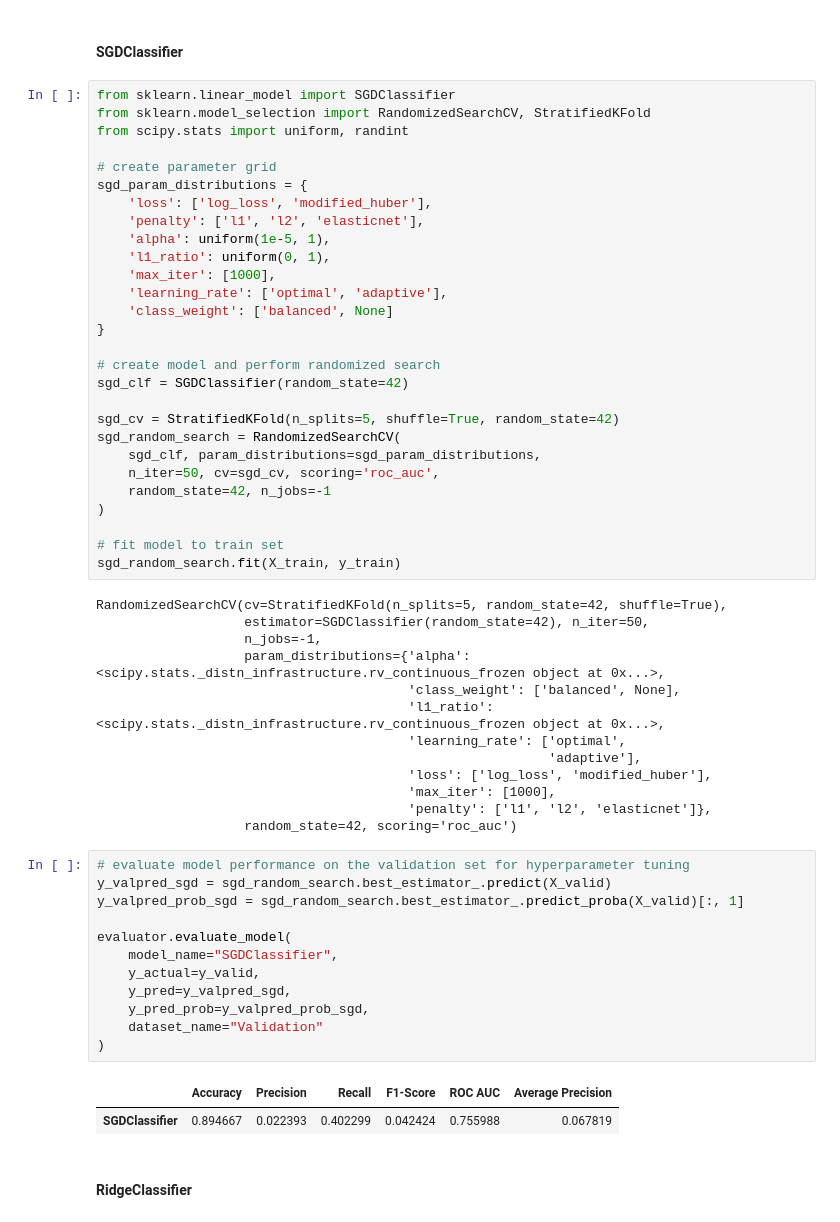
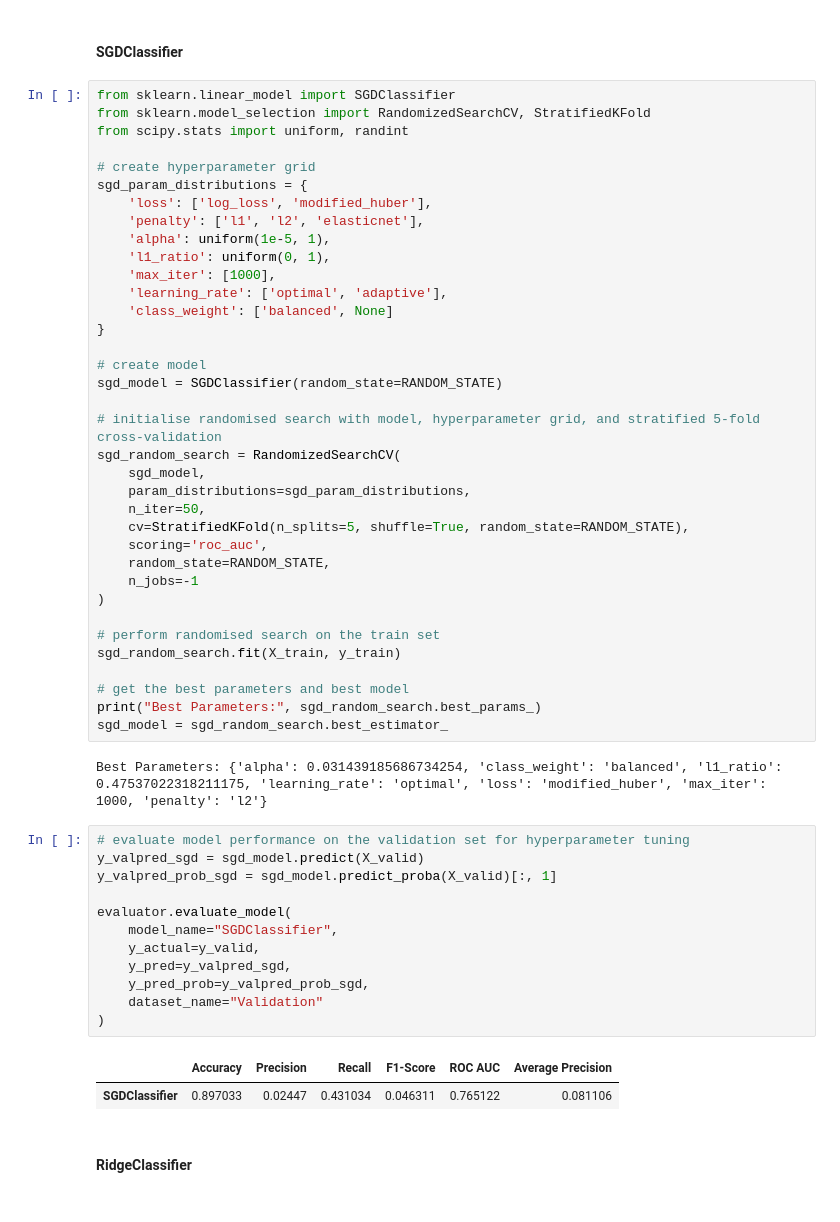
Before and after one commit to jiaweiho72/BT4012, a Jupyter notebook: notebooks/03_modelling.ipynb, the cells around one changed output. Saved outputs shown, nothing was run; the diff lists cells and outputs as text.

Commit message:
get final models and results

```diff
--- a/notebooks/03_modelling.ipynb
+++ b/notebooks/03_modelling.ipynb
@@ -265,7 +250,7 @@ from sklearn.linear_model import SGDClassifier
 from sklearn.model_selection import RandomizedSearchCV, StratifiedKFold
 from scipy.stats import uniform, randint
 
-# create parameter grid
+# create hyperparameter grid
 sgd_param_distributions = {
     'loss': ['log_loss', 'modified_huber'],
     'penalty': ['l1', 'l2', 'elasticnet'],
@@ -276,46 +261,43 @@ sgd_param_distributions = {
     'class_weight': ['balanced', None]
 }
 
-# create model and perform randomized search
-sgd_clf = SGDClassifier(random_state=42)
+# create model
+sgd_model = SGDClassifier(random_state=RANDOM_STATE)
 
-sgd_cv = StratifiedKFold(n_splits=5, shuffle=True, random_state=42)
+# initialise randomised search with model, hyperparameter grid, and stratified 5-fold cross-validation
 sgd_random_search = RandomizedSearchCV(
-    sgd_clf, param_distributions=sgd_param_distributions,
-    n_iter=50, cv=sgd_cv, scoring='roc_auc',
-    random_state=42, n_jobs=-1
+    sgd_model,
+    param_distributions=sgd_param_distributions,
+    n_iter=50,
+    cv=StratifiedKFold(n_splits=5, shuffle=True, random_state=RANDOM_STATE),
+    scoring='roc_auc',
+    random_state=RANDOM_STATE,
+    n_jobs=-1
 )
 
-# fit model to train set
+# perform randomised search on the train set
 sgd_random_search.fit(X_train, y_train)
+
+# get the best parameters and best model
+print("Best Parameters:", sgd_random_search.best_params_)
+sgd_model = sgd_random_search.best_estimator_
 # %% [output]
-RandomizedSearchCV(cv=StratifiedKFold(n_splits=5, random_state=42, shuffle=True),
-                   estimator=SGDClassifier(random_state=42), n_iter=50,
-                   n_jobs=-1,
-                   param_distributions={'alpha': <scipy.stats._distn_infrastructure.rv_continuous_frozen object at 0x...>,
-                                        'class_weight': ['balanced', None],
-                                        'l1_ratio': <scipy.stats._distn_infrastructure.rv_continuous_frozen object at 0x...>,
-                                        'learning_rate': ['optimal',
-                                                          'adaptive'],
-                                        'loss': ['log_loss', 'modified_huber'],
-                                        'max_iter': [1000],
-                                        'penalty': ['l1', 'l2', 'elasticnet']},
-                   random_state=42, scoring='roc_auc')
+Best Parameters: {'alpha': 0.031439185686734254, 'class_weight': 'balanced', 'l1_ratio': 0.47537022318211175, 'learning_rate': 'optimal', 'loss': 'modified_huber', 'max_iter': 1000, 'penalty': 'l2'}
 # %%
 # evaluate model performance on the validation set for hyperparameter tuning
-y_valpred_sgd = sgd_random_search.best_estimator_.predict(X_valid)
-y_valpred_prob_sgd = sgd_random_search.best_estimator_.predict_proba(X_valid)[:, 1]
+y_valpred_sgd = sgd_model.predict(X_valid)
+y_valpred_prob_sgd = sgd_model.predict_proba(X_valid)[:, 1]
 
 evaluator.evaluate_model(
     model_name="SGDClassifier",
     y_actual=y_valid,
     y_pred=y_valpred_sgd,
     y_pred_prob=y_valpred_prob_sgd,
     dataset_name="Validation"
 )
 # %% [output]
 |  | Accuracy | Precision | Recall | F1-Score | ROC AUC | Average Precision |
-| SGDClassifier | 0.894667 | 0.022393 | 0.402299 | 0.042424 | 0.755988 | 0.067819 |
+| SGDClassifier | 0.897033 | 0.02447 | 0.431034 | 0.046311 | 0.765122 | 0.081106 |
 # %% [markdown]
 #### RidgeClassifier
 # %%
```
Also changed, not shown: parts of 57 cells of this notebook.
